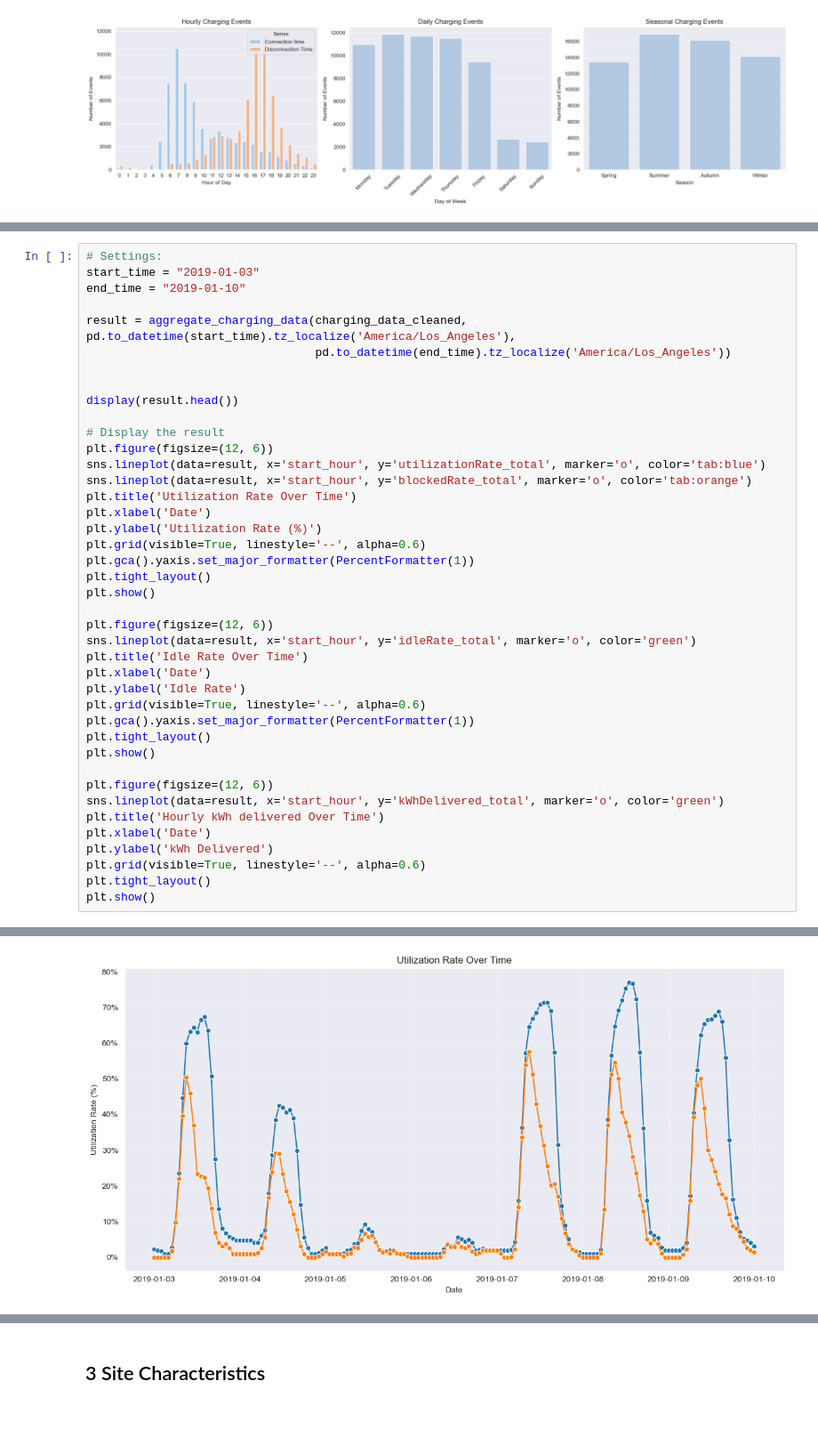
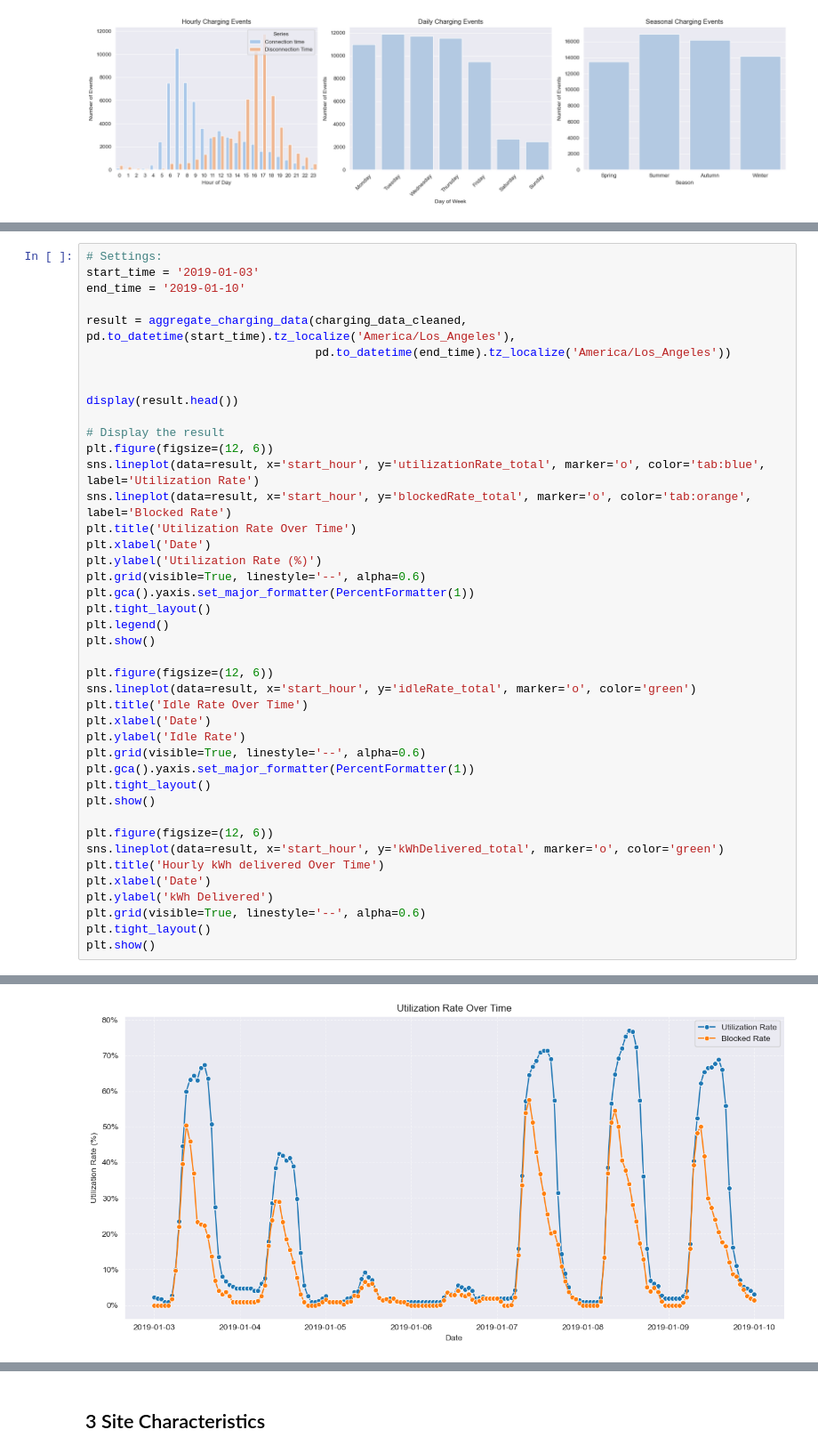
Before and after one commit to pmoll01/AA2024_Groupwork_DynamoData, a Jupyter notebook: Task_2.ipynb, the cells around one changed output, grey strips where cells are left out. Shown at 89% size. Drawn from its saved outputs; the diff is of its cells as text; blank space fills up the shorter version.

```diff
--- a/Task_2.ipynb
+++ b/Task_2.ipynb
@@ -275,7 +277,7 @@ Use the settings to adjust the Start & End time (the considered time frame):
 # %%
 # Settings:
-start_time = "2019-01-03"
-end_time = "2019-01-10"
+start_time = '2019-01-03'
+end_time = '2019-01-10'
 
 result = aggregate_charging_data(charging_data_cleaned, pd.to_datetime(start_time).tz_localize('America/Los_Angeles'),
                                  pd.to_datetime(end_time).tz_localize('America/Los_Angeles'))
@@ -285,42 +287,43 @@ display(result.head())
 
 # Display the result
 plt.figure(figsize=(12, 6))
-sns.lineplot(data=result, x='start_hour', y='utilizationRate_total', marker='o', color='tab:blue')
-sns.lineplot(data=result, x='start_hour', y='blockedRate_total', marker='o', color='tab:orange')
+sns.lineplot(data=result, x='start_hour', y='utilizationRate_total', marker='o', color='tab:blue', label='Utilization Rate')
+sns.lineplot(data=result, x='start_hour', y='blockedRate_total', marker='o', color='tab:orange', label='Blocked Rate')
 plt.title('Utilization Rate Over Time')
 plt.xlabel('Date')
 plt.ylabel('Utilization Rate (%)')
 plt.grid(visible=True, linestyle='--', alpha=0.6)
 plt.gca().yaxis.set_major_formatter(PercentFormatter(1))
 plt.tight_layout()
+plt.legend()
 plt.show()
 
 plt.figure(figsize=(12, 6))
 sns.lineplot(data=result, x='start_hour', y='idleRate_total', marker='o', color='green')
 plt.title('Idle Rate Over Time')
 plt.xlabel('Date')
 plt.ylabel('Idle Rate')
 plt.grid(visible=True, linestyle='--', alpha=0.6)
 plt.gca().yaxis.set_major_formatter(PercentFormatter(1))
 plt.tight_layout()
 plt.show()
 
 plt.figure(figsize=(12, 6))
 sns.lineplot(data=result, x='start_hour', y='kWhDelivered_total', marker='o', color='green')
 plt.title('Hourly kWh delivered Over Time')
 plt.xlabel('Date')
 plt.ylabel('kWh Delivered')
 plt.grid(visible=True, linestyle='--', alpha=0.6)
 plt.tight_layout()
 plt.show()
 # %% [output]
 |  | activeSessions_site1 | utilizationRate_site1 | kWhDelivered_site1 | idleRate_site1 | blockedRate_site1 | ... |
 | start_hour |  |  |  |  |  | ... |
 | 2019-01-03 00:00:00-08:00 | 1 | 0.007313 | 0.0 | 0.0 | 0.007313 | ... |
 | 2019-01-03 01:00:00-08:00 | 0 | 0.000000 | 0.0 | 0.0 | 0.000000 | ... |
 | 2019-01-03 02:00:00-08:00 | 0 | 0.000000 | 0.0 | 0.0 | 0.000000 | ... |
 | 2019-01-03 03:00:00-08:00 | 0 | 0.000000 | 0.0 | 0.0 | 0.000000 | ... |
 | 2019-01-03 04:00:00-08:00 | 0 | 0.000000 | 0.0 | 0.0 | 0.000000 | ... |
-[figure, old version]
+[figure, new version]
 [figure]
 [figure]
```
Also changed, not shown: parts of 12 cells of this notebook, 1 other file.
